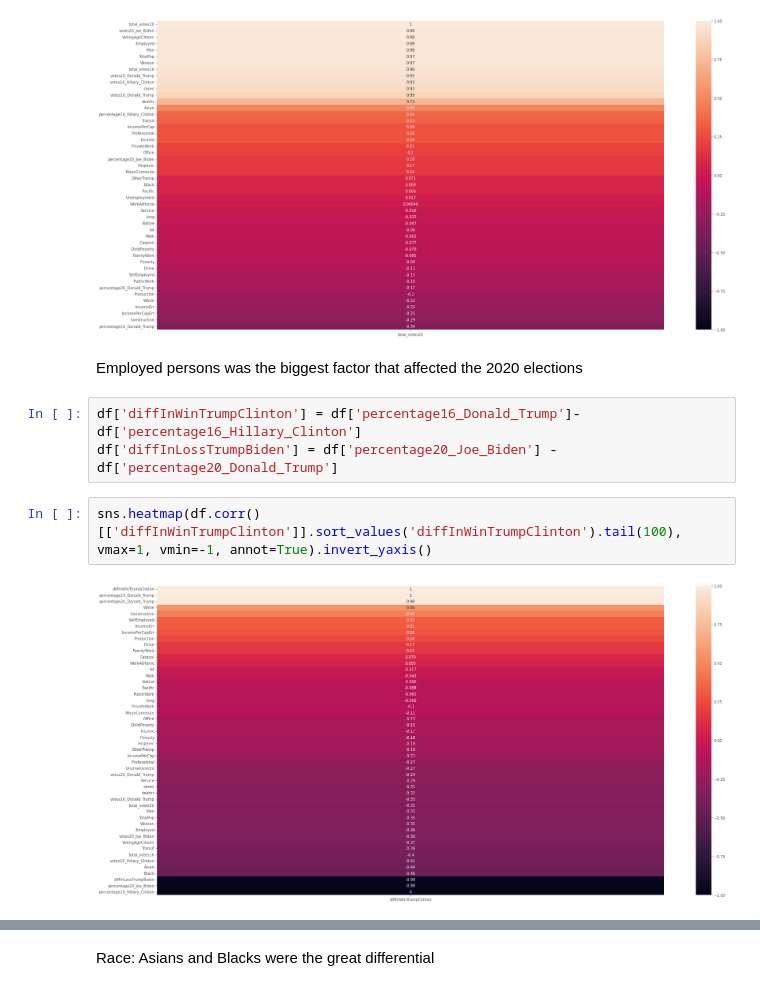
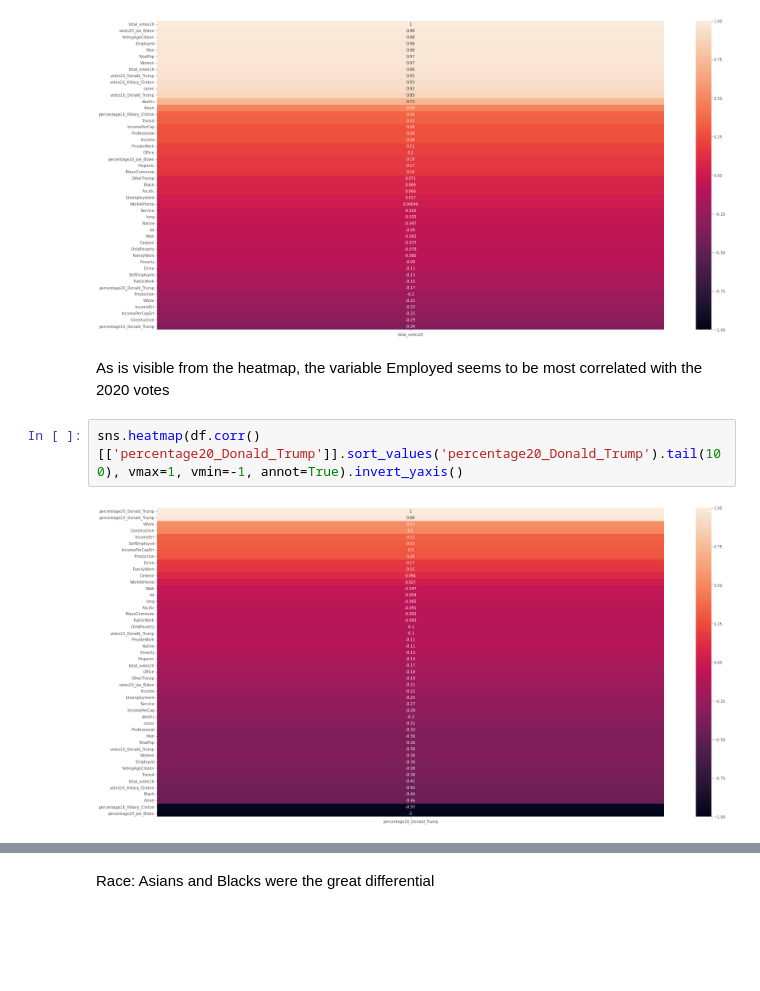
Before and after one commit to kandalkarankita/Arima_HDSC_winter_2022, a Jupyter notebook: Arima_Project.ipynb, the cells around one changed output, grey strips where cells are left out. Saved outputs shown, nothing was run; the diff lists cells and outputs as text; blank space fills up the shorter version.

```diff
--- a/Arima_Project.ipynb
+++ b/Arima_Project.ipynb
@@ -451,13 +410,10 @@ sns.heatmap(df.corr(),annot=True)
 sns.heatmap(df.corr()[['total_votes20']].sort_values('total_votes20').tail(100),vmax=1, vmin=-1, annot=True).invert_yaxis()
 # %% [output]
 [figure]
-# %% [markdown]
-Employed persons was the biggest factor that affected the 2020 elections
-# %%
-df['diffInWinTrumpClinton'] = df['percentage16_Donald_Trump']- df['percentage16_Hillary_Clinton']
-df['diffInLossTrumpBiden'] = df['percentage20_Joe_Biden'] - df['percentage20_Donald_Trump']
+# %% [markdown]
+As is visible from the heatmap, the variable Employed seems to be most correlated with the 2020 votes
 # %%
-sns.heatmap(df.corr()[['diffInWinTrumpClinton']].sort_values('diffInWinTrumpClinton').tail(100), vmax=1, vmin=-1, annot=True).invert_yaxis()
+sns.heatmap(df.corr()[['percentage20_Donald_Trump']].sort_values('percentage20_Donald_Trump').tail(100), vmax=1, vmin=-1, annot=True).invert_yaxis()
 # %% [output]
-[figure, old version]
+[figure, new version]
 # %%
```
Also changed, not shown: parts of 10 cells of this notebook.
